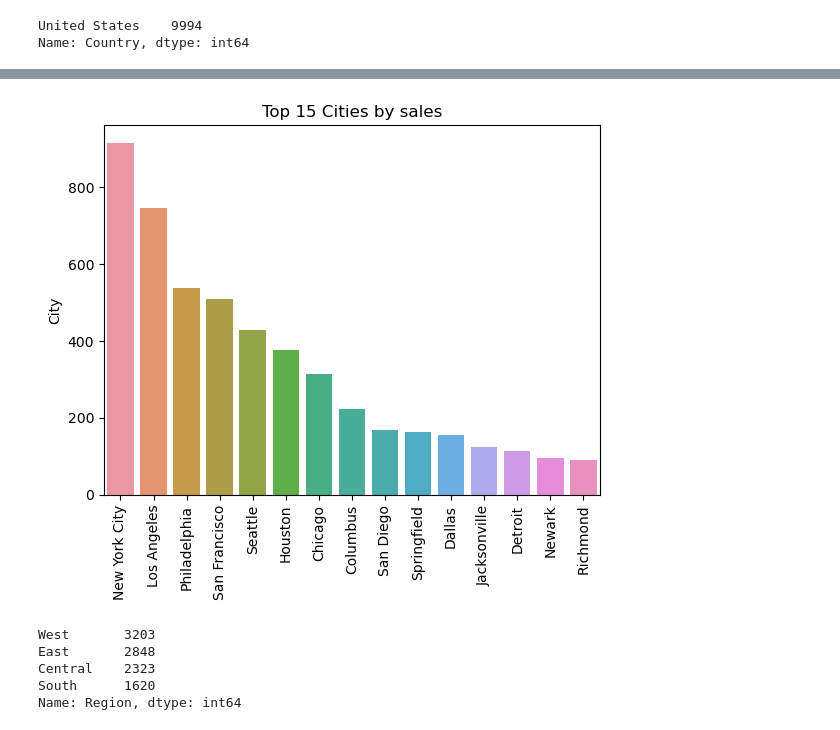
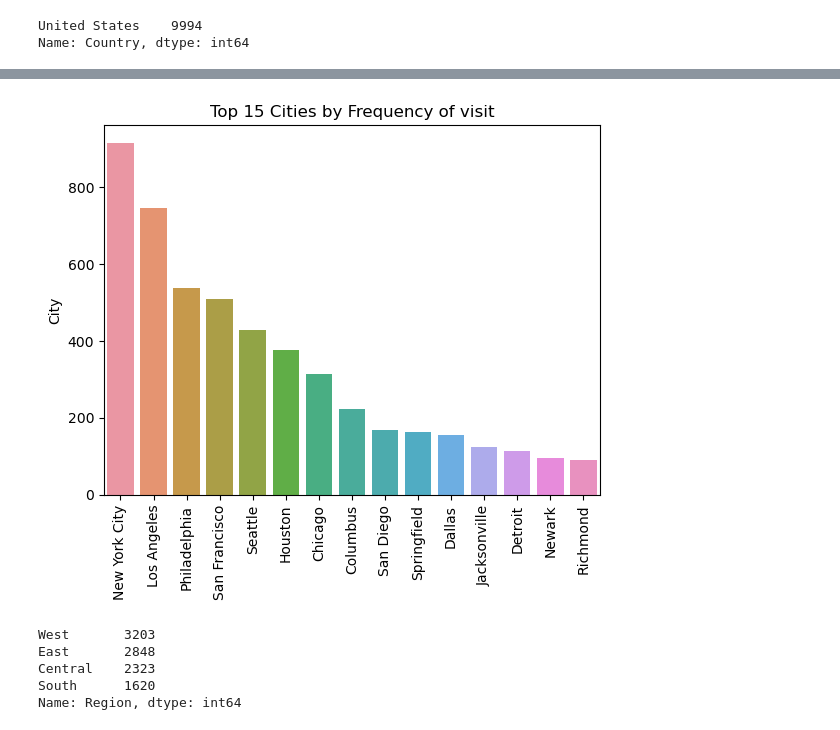
Before and after one commit to Raams-codes/RFM-Analysis, a Jupyter notebook: RFM Analysis tutorial.ipynb, the cells around one changed output, grey strips where cells are left out. Cells and saved outputs as stored; diff of their text form; code cells hidden in the pictures.

```diff
--- a/RFM Analysis tutorial.ipynb
+++ b/RFM Analysis tutorial.ipynb
@@ -112,13 +131,13 @@ Name: Country, dtype: int64
 # %%
 city_df=pd.DataFrame(df["City"].value_counts())
 city_df=city_df.sort_values("City",ascending=False)
 #city_df=city_df.reset_index()
 sns.barplot(city_df.head(15),x=city_df.head(15).index,y=city_df.head(15)["City"])
 plt.xticks(rotation=90)
-plt.title("Top 15 Cities by sales")
+plt.title("Top 15 Cities by Frequency of visit")
 plt.show()
 # %% [output]
-[figure, old version]
+[figure, new version]
 # %%
 sns.countplot(data=df,x=df["Region"])
 print(df["Region"].value_counts())
```
Also changed, not shown: parts of 15 cells of this notebook.
